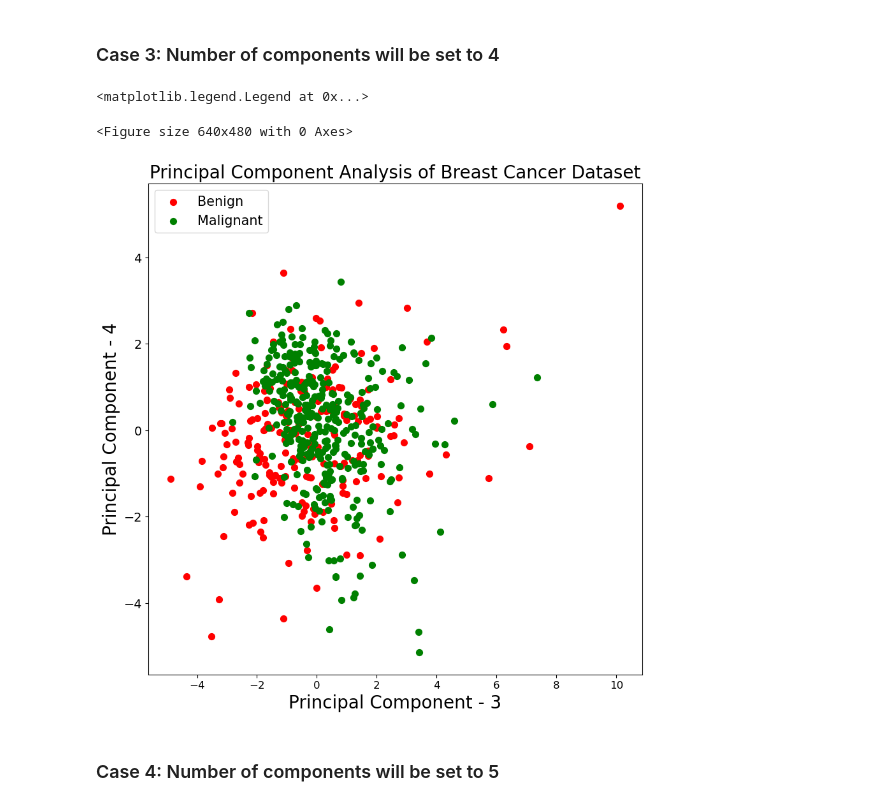
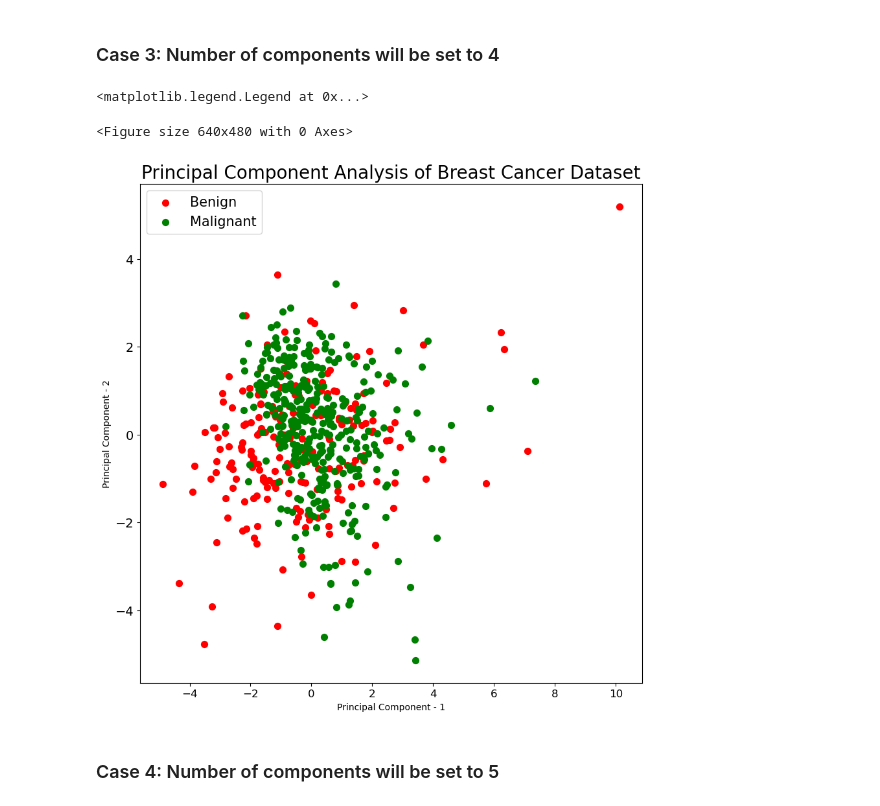
Before and after one commit to OmarAlsrouji/PCA-Project, a Jupyter notebook: PCA_Bcancer.ipynb, the cells around one changed output. Cells and saved outputs as stored; diff of their text form; code cells hidden in the pictures.

```diff
--- a/PCA_Bcancer.ipynb
+++ b/PCA_Bcancer.ipynb
@@ -171,28 +131,28 @@ plt.legend(targets,prop={'size': 15})
 # %%
 pca_breast = PCA(n_components=4)
 principalComponents_breast = pca_breast.fit_transform(x)
 principal_breast_Df = pd.DataFrame(data = principalComponents_breast
              , columns = ['principal component 1', 'principal component 2', 'principal component 3','principal component 4'])
 principal_breast_Df.tail()
 plt.figure()
 plt.figure(figsize=(10,10))
 plt.xticks(fontsize=12)
 plt.yticks(fontsize=14)
-plt.xlabel('Principal Component - 3',fontsize=20)
-plt.ylabel('Principal Component - 4',fontsize=20)
+plt.xlabel('Principal Component - 1', fontsize=10)
+plt.ylabel('Principal Component - 2', fontsize=10)
 plt.title("Principal Component Analysis of Breast Cancer Dataset",fontsize=20)
 targets = ['Benign', 'Malignant']
 colors = ['r', 'g']
 for target, color in zip(targets,colors):
     indicesToKeep = breast_dataset['label'] == target
     plt.scatter(principal_breast_Df.loc[indicesToKeep, 'principal component 3'],
                  principal_breast_Df.loc[indicesToKeep, 'principal component 4'], c = color, s = 50)
 
 plt.legend(targets,prop={'size': 15})
 # %% [output]
 <matplotlib.legend.Legend at 0x...>
 <Figure size 640x480 with 0 Axes>
-[figure, old version]
+[figure, new version]
 # %% [markdown]
 ### Case 4: Number of components will be set to 5
 # %%
```
Also changed, not shown: parts of 12 cells of this notebook, 1 other file.
